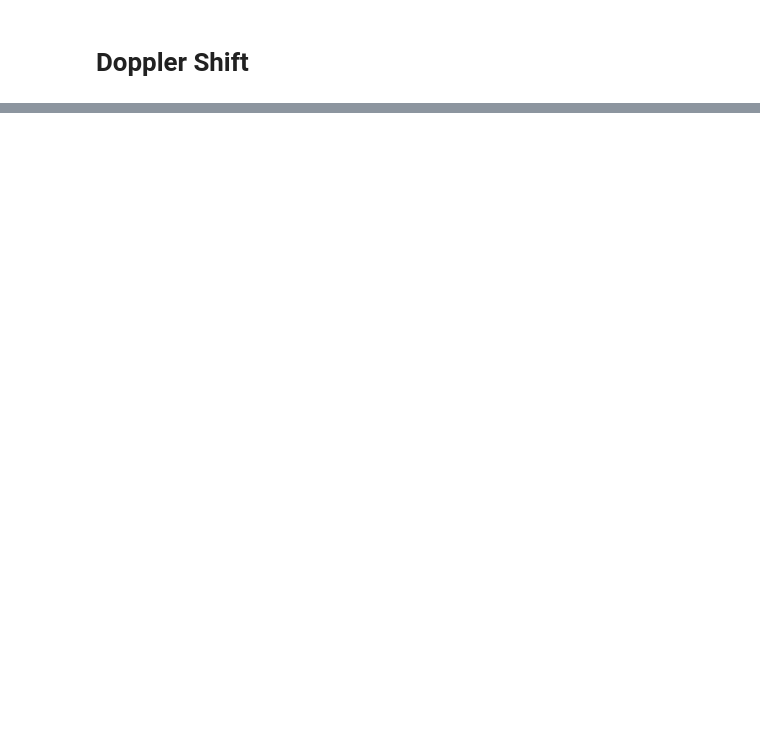
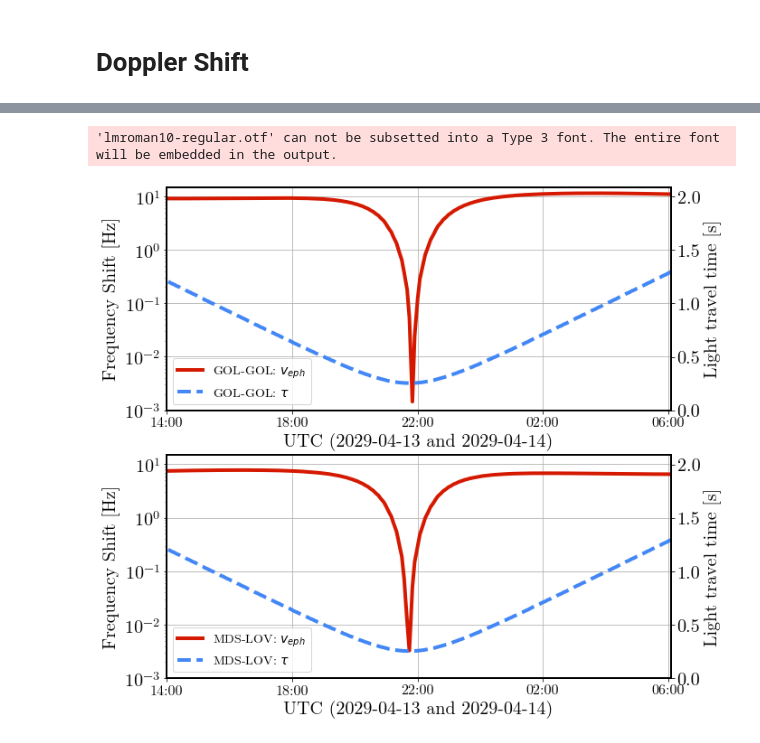
Before and after one commit to AgustinVallejo/Apophis, a Jupyter notebook: New Notebooks/1.1. Radio Graphs.ipynb, the cells around one changed output, grey strips where cells are left out. Drawn from its saved outputs; the diff is of its cells as text; code cells hidden in the pictures; blank space fills up the shorter version.

```diff
--- a/New Notebooks/1.1. Radio Graphs.ipynb
+++ b/New Notebooks/1.1. Radio Graphs.ipynb
@@ -381,19 +386,3 @@ def get_veph(code1,code2):
     dVr2 = get_dVr(obs2)
 
     return F*dVr1*dVr2/(c.c**2)
-# %%
-plt.figure(figsize=(10,10))
-
-pairs2 = [
-    ('GOL','GOL'),
-    ('MDS','LOV'),
-]
-
-for pair in pairs2:
-    veph = get_veph(*pair)
-    plt.semilogy(ephemeris['hours'],veph,label="-".join(pair),lw=4)
-x_axis(plt.gca(),0)
-plt.ylabel("Frequency Shift [MHz]")
-plt.title("Doppler Frequency Shift")
-plt.legend()
-plt.grid()
@@ -405,0 +389,38 @@ $[2.9588942 \times 10^{-6},~2.9528433 \times 10^{-6},~2.9466641 \times 10^{-6},~
+# %%
+plt.figure(figsize=(10,10))
+
+pairs2 = [
+    ('GOL','GOL'),
+    ('MDS','LOV'),
+]
+
+k = 1
+for pair in pairs2:
+    if k == 1:
+        plt.title("Doppler Frequency Shift \nand Time of flight")
+    veph = get_veph(*pair)
+    plt.subplot(2,1,k)
+    ax = plt.gca()
+    lns1 = ax.semilogy(ephemeris['hours'],veph,label="-".join(pair) + r": $v_{eph}$",lw=4, color='#d41900')
+    x_axis(ax,k)
+    ax.set_ylabel("Frequency Shift [Hz]")
+    ax.set_ylim([1e-3,1.5e1])
+    ax.grid()
+    ax2=plt.gca().twinx()
+    lns2 = ax2.plot(ephemeris['hours'],2*ephemeris['delta (Rt)'] * c.R_earth / c.c, '--',
+        label="-".join(pair) + r": $\tau$", lw=4, color='#4287f5')
+    ax2.set_ylim([0,2.09])
+    ax2.set_ylabel("Light travel time [s]")
+
+    lns = lns1+lns2
+    labs = [l.get_label() for l in lns]
+    ax.legend(lns, labs,fontsize=14)
+    k += 1
+
+
+name = "../Figures/fig13_veph"
+plt.savefig(name+".pdf",bbox_inches='tight')
+plt.savefig(name+".png",bbox_inches='tight')
+# %% [output]
+'lmroman10-regular.otf' can not be subsetted into a Type 3 font. The entire font will be embedded in the output.
+[figure, added]
```
Also changed, not shown: parts of 18 cells of this notebook, 15 other files.
